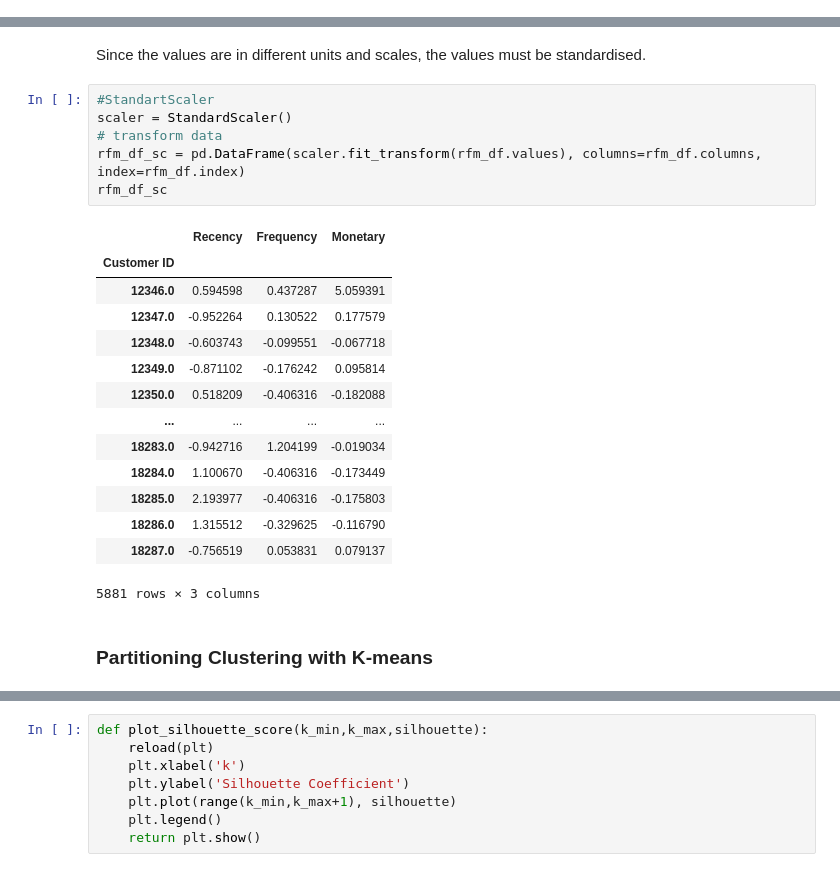
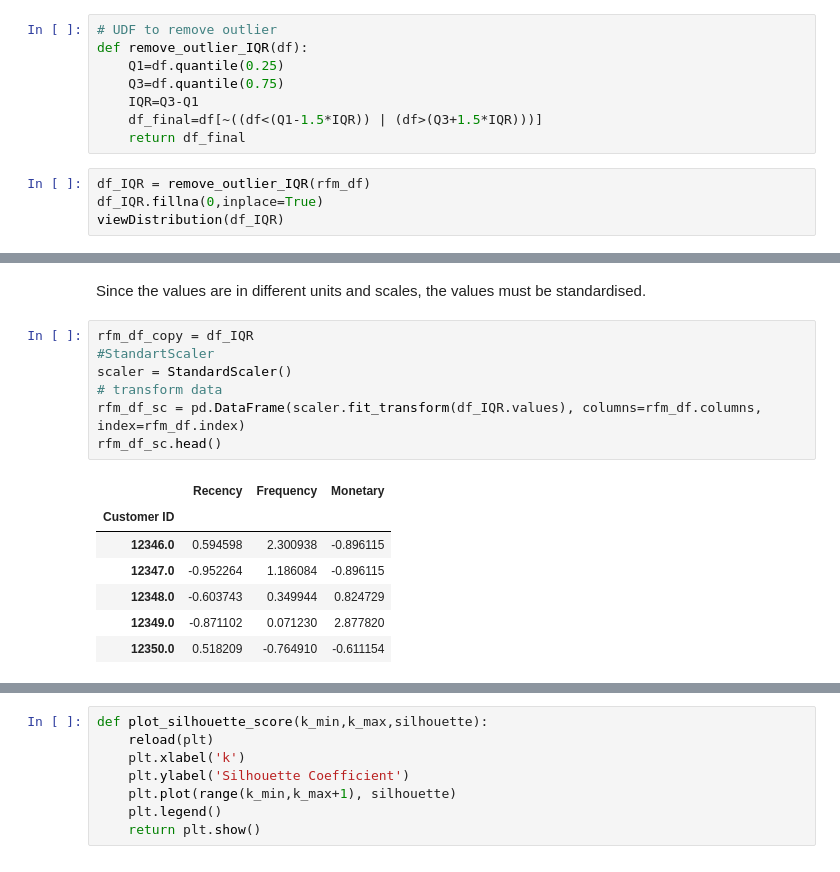
Before and after one commit to wuesten/Portfolio_2_MMS, a Jupyter notebook: market_segmentation.ipynb, the cells around one changed output, grey strips where cells are left out. Cells and saved outputs as stored; diff of their text form.

```diff
--- a/market_segmentation.ipynb
+++ b/market_segmentation.ipynb
@@ -449,0 +468,12 @@ rfm_df
+# %%
+# UDF to remove outlier
+def remove_outlier_IQR(df):
+    Q1=df.quantile(0.25)
+    Q3=df.quantile(0.75)
+    IQR=Q3-Q1
+    df_final=df[~((df<(Q1-1.5*IQR)) | (df>(Q3+1.5*IQR)))]
+    return df_final
+# %%
+df_IQR = remove_outlier_IQR(rfm_df)
+df_IQR.fillna(0,inplace=True)
+viewDistribution(df_IQR)
@@ -450,25 +482,17 @@ rfm_df
 # %% [markdown]
 Since the values are in different units and scales, the values must be standardised.
 # %%
+rfm_df_copy = df_IQR
 #StandartScaler
 scaler = StandardScaler()
 # transform data
-rfm_df_sc = pd.DataFrame(scaler.fit_transform(rfm_df.values), columns=rfm_df.columns, index=rfm_df.index)
-rfm_df_sc
+rfm_df_sc = pd.DataFrame(scaler.fit_transform(df_IQR.values), columns=rfm_df.columns, index=rfm_df.index)
+rfm_df_sc.head()
 # %% [output]
 |  | Recency | Frequency | Monetary |
 | Customer ID |  |  |  |
-| 12346.0 | 0.594598 | 0.437287 | 5.059391 |
-| 12347.0 | -0.952264 | 0.130522 | 0.177579 |
-| 12348.0 | -0.603743 | -0.099551 | -0.067718 |
-| 12349.0 | -0.871102 | -0.176242 | 0.095814 |
-| 12350.0 | 0.518209 | -0.406316 | -0.182088 |
-| ... | ... | ... | ... |
-| 18283.0 | -0.942716 | 1.204199 | -0.019034 |
-| 18284.0 | 1.100670 | -0.406316 | -0.173449 |
-| 18285.0 | 2.193977 | -0.406316 | -0.175803 |
-| 18286.0 | 1.315512 | -0.329625 | -0.116790 |
-| 18287.0 | -0.756519 | 0.053831 | 0.079137 |
+| 12346.0 | 0.594598 | 2.300938 | -0.896115 |
+| 12347.0 | -0.952264 | 1.186084 | -0.896115 |
+| 12348.0 | -0.603743 | 0.349944 | 0.824729 |
+| 12349.0 | -0.871102 | 0.071230 | 2.877820 |
+| 12350.0 | 0.518209 | -0.764910 | -0.611154 |
-5881 rows × 3 columns
-# %% [markdown]
-### Partitioning Clustering with K-means <a id='4'></a>
```
Also changed, not shown: parts of 77 cells of this notebook.
